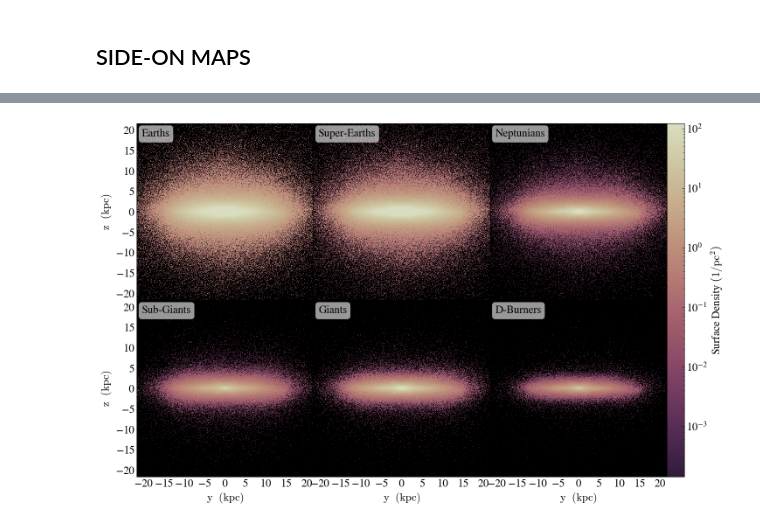
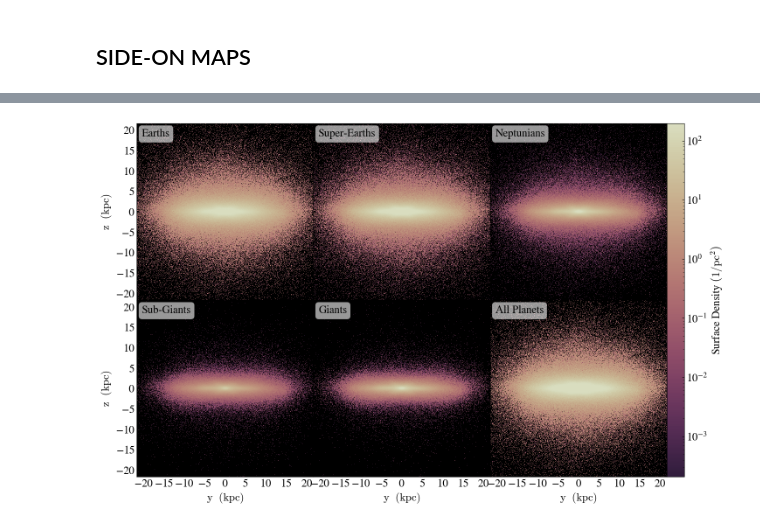
Before and after one commit to ChrisBoettner/skaro, a Jupyter notebook: notebooks/Planet_maps.ipynb, the cells around one changed output, grey strips where cells are left out. Saved outputs shown, nothing was run; the diff lists cells and outputs as text; code cells hidden in the pictures.

```diff
--- a/notebooks/Planet_maps.ipynb
+++ b/notebooks/Planet_maps.ipynb
@@ -93,14 +92,12 @@ model.ds.add_field(
     force_override=True,
 )
 # %%
-sphere_data = mw.sphere(radius=ds.quan(radius, "kpc"))
-
 rotated_sphere_data = rotated_dataset(
     sphere_data,
     mw.centre(),
     normal_vector,
     [
-        *[("stars", f"{category}") for category in planet_categories + ["All"]],
+        *[("stars", f"{category}") for category in planet_categories + ["All Planet"]],
     ],
     bounding_box=[[-ds.domain_width[0].to("kpc") / 2, ds.domain_width[0].to("kpc") / 2]]
     * 3,
@@ -134,7 +138,7 @@ yt : [INFO     ] 2023-11-06 17:00:04,240 Splatting (('stars', 'Super-Earth')) on
 ## SIDE-ON MAPS
 # %%
 zplot, zfig = plot_planet_maps(
-    planet_categories,
+    planet_categories + ["All Planet"],
     rotated_sphere_data,
     normal="x",
     colorbar_normalisation="global",
@@ -157 +161 @@ yt : [INFO     ] 2023-11-06 17:02:56,415 Splatting (('stars', 'Super-Earth')) on
-[figure, old version]
+[figure, new version]
```
Also changed, not shown: parts of 7 cells of this notebook.
